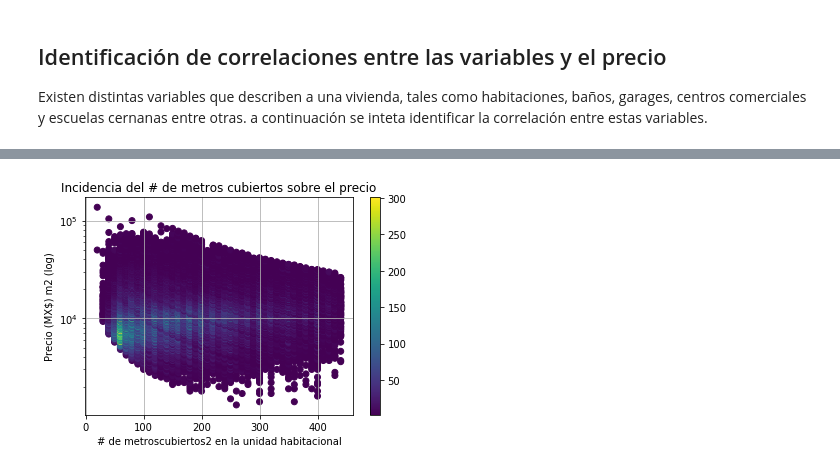
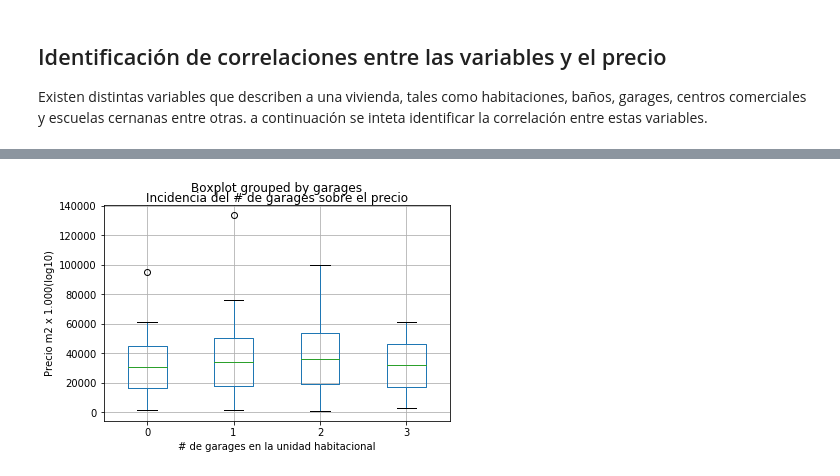
Before and after one commit to mrsoto/tp1_7506, a Jupyter notebook: mrs-analisis-nacional.ipynb, the cells around one changed output, grey strips where cells are left out. Drawn from its saved outputs; the diff is of its cells as text; code cells hidden in the pictures.

```diff
--- a/mrs-analisis-nacional.ipynb
+++ b/mrs-analisis-nacional.ipynb
@@ -68,23 +68,30 @@ df.tipodepropiedad.unique().tolist()
  'Hospedaje',
  'Garage']
 # %%
-propiedades = [
+viviendas = [
     'Casa','Apartamento','Casa en condominio','Casa uso de suelo', 'Duplex'
 ]
 # %%
 # Ignora los warnings producto de dividir por NaN
-# Expresa los precios en miles y las estadísticas a 2 decimales para hacer la lectura más simple
+
 with np.errstate(divide='ignore',invalid='ignore'):
+    # identifica el precio por unidad de m2 cubierto. Los redonde a entero
     df.loc[:,'precio_metroscubiertos'] = (
-        df.loc[:,'precio'] / df.loc[:,'metroscubiertos']
+        round(df.loc[:,'precio'] / df.loc[:,'metroscubiertos'],0)
     )
+
+    # Expresa los precios en miles y las estadísticas a 2 decimales para hacer la lectura más simple
     df.loc[:,'precio_miles_metroscubiertos'] = round(
         df.loc[:,'precio_metroscubiertos'],
-        -2
+        -3
     )
+
+    # Crea una columna que expresa los metros cubiertos en decenas para consolidar en grupos de 10 en 10
     df.loc[:,'decenasmetroscubiertos']=round(df.loc[:,'metroscubiertos'],-1)
 # %%
-viviendasdf = df[df['tipodepropiedad'].isin(propiedades)].copy()
+# Toma sólo las viviendas para el estudio
+
+viviendasdf = df[df['tipodepropiedad'].isin(viviendas)].copy()
 
 # Redefine la categoria de tipo de propiedad en base a los valores filtrados
 viviendasdf['tipodepropiedad'] = viviendasdf['tipodepropiedad'].astype('str').astype('category')
@@ -146,0 +209,7 @@ None
+# %%
+ciudadesMasPublicadasdf = viviendasdf\
+    .groupby(['provincia','ciudad'])['id']\
+    .count().rename('cantidad').reset_index()\
+    .sort_values(by='cantidad', ascending=False).head(2)\
+    .set_index(['provincia','ciudad'])
+ciudadesMasPublicadasdf
@@ -147,20 +242,19 @@ None
 # %%
-data=viviendasdf.loc[viviendasConPrecios,:]\
-    .groupby(['decenasmetroscubiertos','precio_miles_metroscubiertos'])\
+# relacion extistencas de garages vs precio m2
+data= viviendasdf.join(ciudadesMasPublicadasdf, on=['provincia','ciudad'], how='inner')\
+    .groupby(['garages','precio_miles_metroscubiertos'])\
     ['precio_miles_metroscubiertos']\
     .count().rename('cantidad').reset_index()
-# elimina casos extremos
-data=data[data.cantidad>1]
 
-plt.scatter('decenasmetroscubiertos','precio_miles_metroscubiertos',c='cantidad',data=data, cmap='viridis')
-plt.title('Incidencia del # de metros cubiertos sobre el precio')
-plt.ylabel('Precio (MX$) m2 (log)')
-plt.xlabel('# de metroscubiertos2 en la unidad habitacional')
-plt.yscale('log')
+#plt.scatter('garages','precio_miles_metroscubiertos',c='cantidad',data=data, cmap='viridis')
+
+data.boxplot(column=['precio_miles_metroscubiertos'], by=['garages'])
+plt.title('Incidencia del # de garages sobre el precio', pad=3)
+plt.ylabel('Precio m2 x 1.000(log10)')
+plt.xlabel('# de garages en la unidad habitacional')
 plt.grid(True)
-plt.colorbar()
+#plt.colorbar()
 
-plt.show()
 None
 # %% [output]
-[figure, old version]
+[figure, new version]
```
Also changed, not shown: parts of 26 cells of this notebook, 1 other file.
